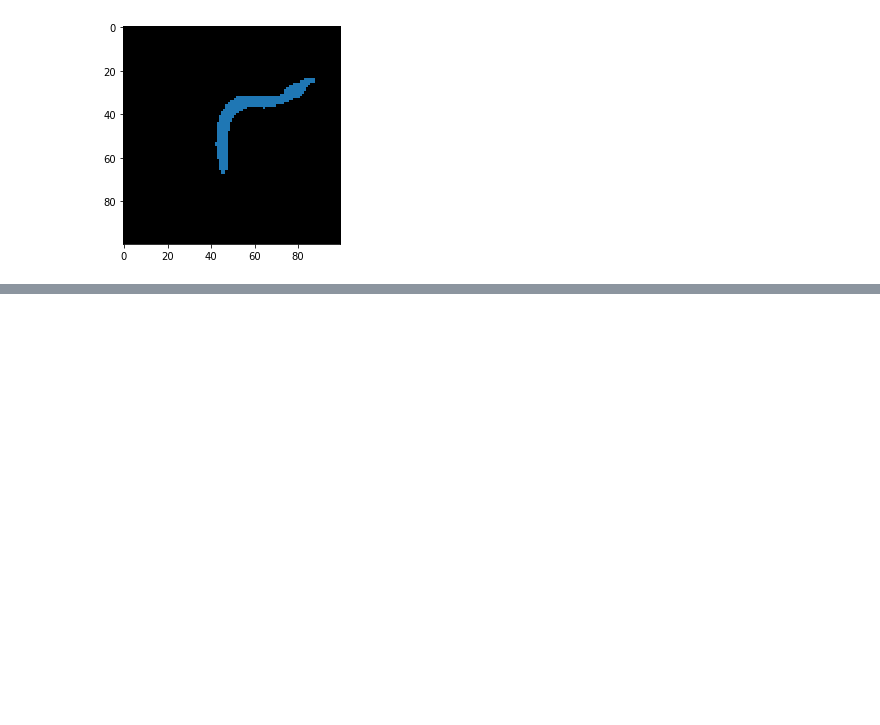
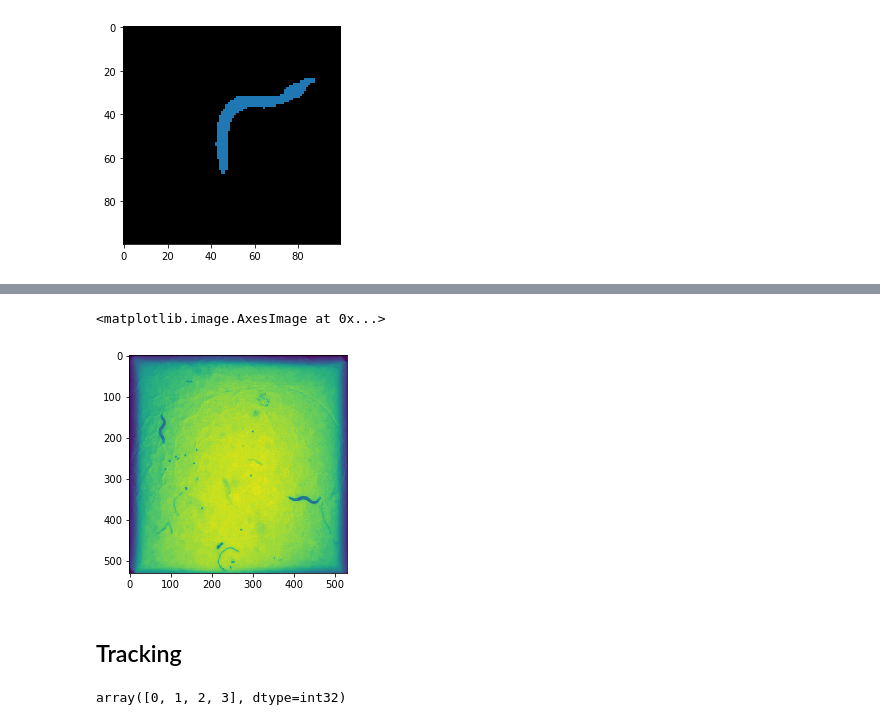
Before and after one commit to RosaryYao/msc_wormtracking, a Jupyter notebook: results.ipynb, the cells around one changed output, grey strips where cells are left out. Drawn from its saved outputs; the diff is of its cells as text; code cells hidden in the pictures; blank space fills up the shorter version.

```diff
--- a/results.ipynb
+++ b/results.ipynb
@@ -361,0 +425,9 @@ plt.imshow(masked_array[50:150, 150:250], cmap=cmap)
+# %%
+c3_raw = np.load("../22956814/C3_raw_1.npy")
+# %%
+plt.imshow(c3_raw[3])
+# %% [output]
+<matplotlib.image.AxesImage at 0x...>
+[figure, added]
+# %% [markdown]
+## Tracking
@@ -361,0 +437,4 @@ plt.imshow(masked_array[50:150, 150:250], cmap=cmap)
+# %%
+np.unique(seg)
+# %% [output]
+array([0, 1, 2, 3], dtype=int32)
```
Also changed, not shown: parts of 10 cells of this notebook, 4 other files.
